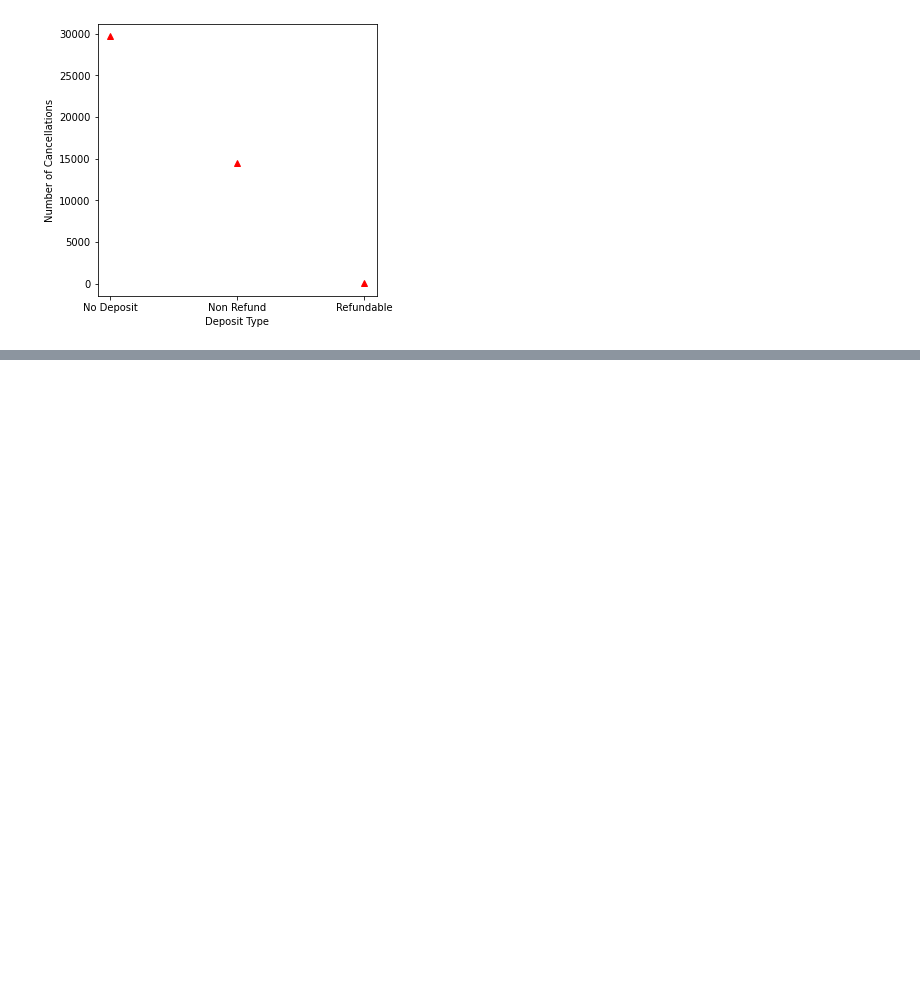
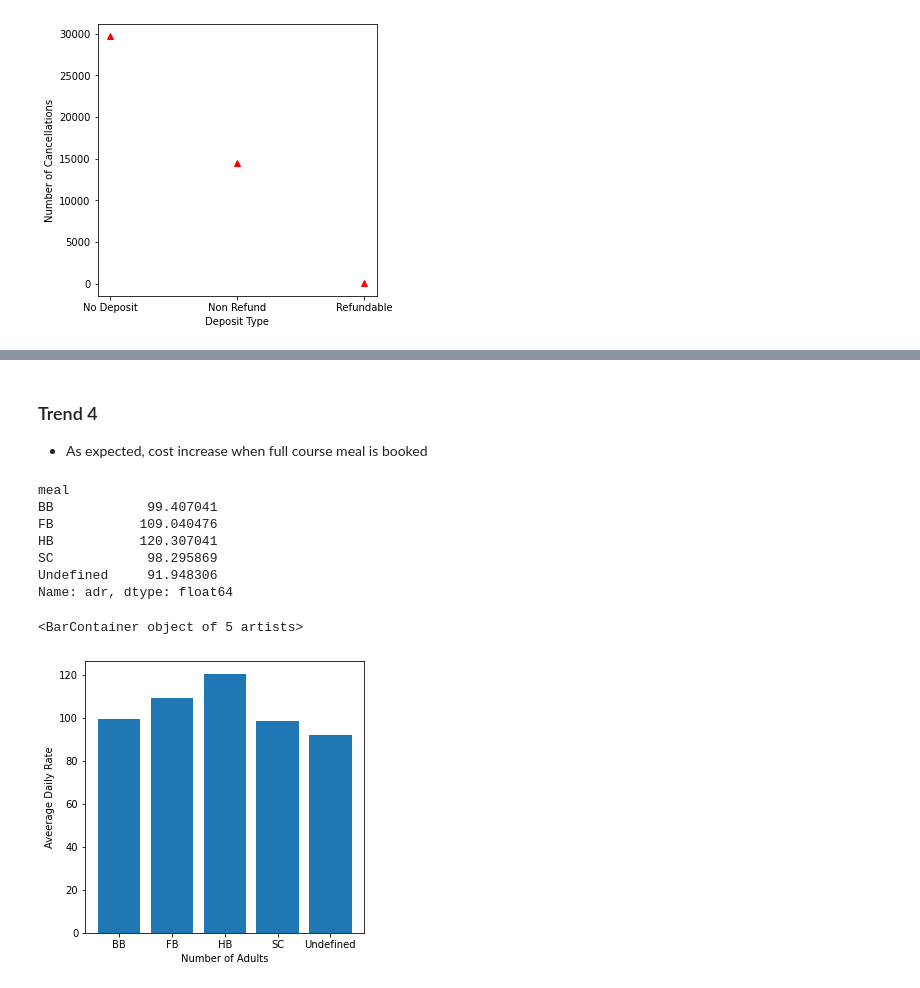
Before and after one commit to prakharpratapmall/Learning-form-Errors, a Jupyter notebook: Assignment-1/200698_Assignment1.ipynb, the cells around one changed output, grey strips where cells are left out. Saved outputs shown, nothing was run; the diff lists cells and outputs as text; code cells hidden in the pictures; blank space fills up the shorter version.

```diff
--- a/Assignment-1/200698_Assignment1.ipynb
+++ b/Assignment-1/200698_Assignment1.ipynb
@@ -182,0 +205,20 @@ Refundable       36
+# %% [markdown]
+### Trend 4
+- As expected, cost increase when full course meal is booked
+# %%
+cost_due_to_meal = dataset.groupby("meal").adr.mean()
+print(cost_due_to_meal)
+plt.figure(figsize=(5,5))
+plt.xlabel("Number of Adults")
+plt.ylabel("Aveerage Daily Rate")
+plt.bar(cost_due_to_meal.index,cost_due_to_meal.values)
+# %% [output]
+meal
+BB            99.407041
+FB           109.040476
+HB           120.307041
+SC            98.295869
+Undefined     91.948306
+Name: adr, dtype: float64
+<BarContainer object of 5 artists>
+[figure, added]
```
Also changed, not shown: parts of 5 cells of this notebook.
